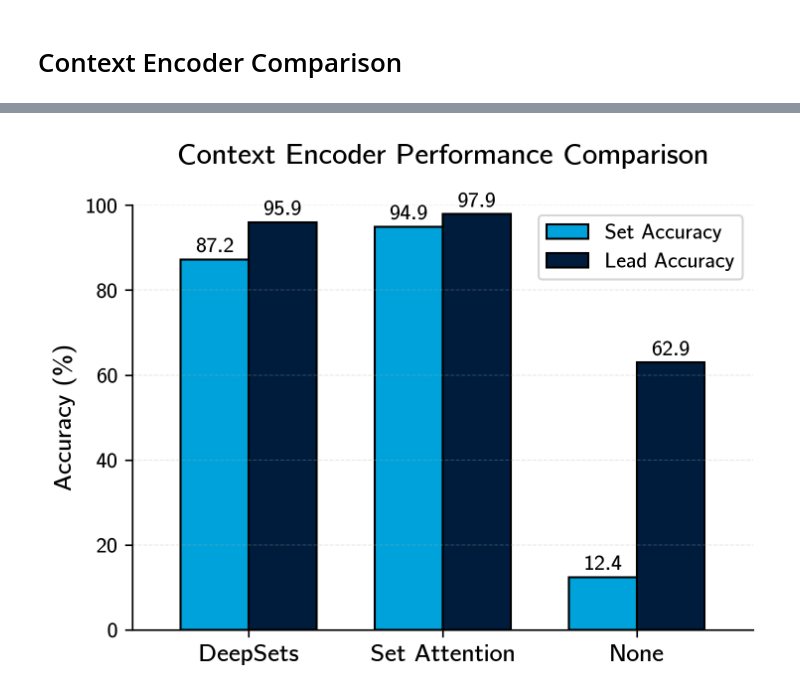
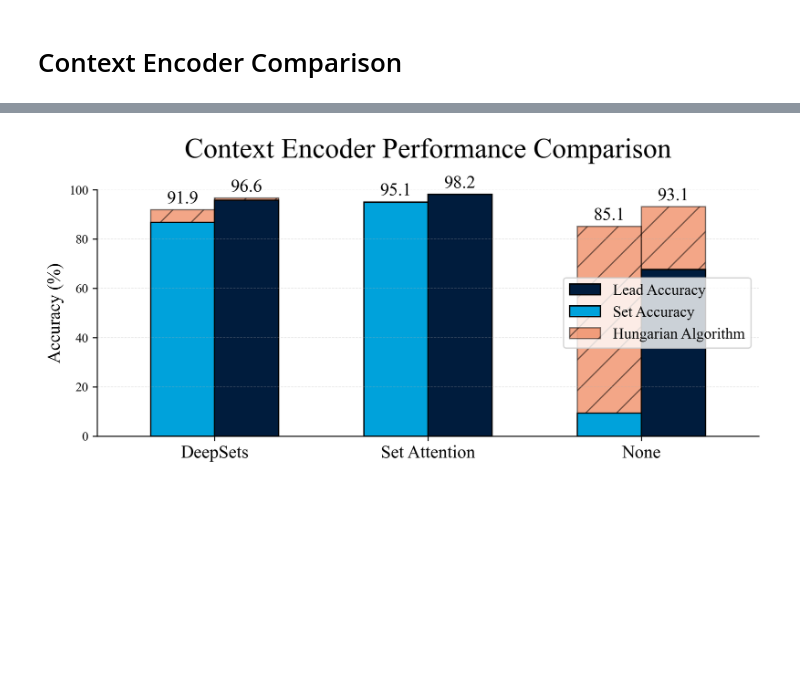
Before and after one commit to Nateml/bachelors_thesis, a Jupyter notebook: notebooks/reports/context-encoders.ipynb, the cells around one changed output, grey strips where cells are left out. Drawn from its saved outputs; the diff is of its cells as text; code cells hidden in the pictures; blank space fills up the shorter version.

```diff
--- a/notebooks/reports/context-encoders.ipynb
+++ b/notebooks/reports/context-encoders.ipynb
@@ -8,0 +183,15 @@ plt.rcParams.update({ "font.family": "serif", "font.serif": ["CMU Bright"], "mat
+# %%
+# Hungarian algorithm
+hungarian_data = {name: [] for name in labels}
+for name in labels:
+    hungarian_preds = hungarian_predictions(logits[name])
+
+    hung_lead_acc = lead_level_accuracy(predictions=hungarian_preds, targets=targets[name])
+    hung_set_acc = set_level_accuracy(predictions=hungarian_preds, targets=targets[name])
+    hungarian_data[name].append(hung_lead_acc)
+    hungarian_data[name].append(hung_set_acc)
+
+    print(f"Hungarian model: {name}")
+    print(f"Hungarian lead level accuracy: {hung_lead_acc:.4f}")
+    print(f"Hungarian set level accuracy: {hung_set_acc:.4f}")
+    print()
@@ -10,64 +213,91 @@ plt.rcParams.update({ "font.family": "serif", "font.serif": ["CMU Bright"], "mat
 # Maastricht University brand colours
 light_blue = "#00A2DB"
 dark_blue  = "#001C3D"
+orange_red = "#E84E10"
+red = "#AE0B12"
+orange = "#F39425"
 
 # I didn't make this data up I swear
-data = {
-    'DeepSets':      [87.22, 95.92],
-    'Set Attention': [94.92, 97.89],
-    'None':          [12.37, 62.94],
-}
-df = pd.DataFrame(data, index=['Set Accuracy', 'Lead Accuracy']).T
+df = pd.DataFrame(data, index=['Lead Accuracy', 'Set Accuracy']).T
+hungarian_df = pd.DataFrame(hungarian_data, index=['Lead Accuracy', 'Set Accuracy']).T
+
+# Reorder the index
+order = ['DeepSets', 'Set Attention', 'None']
+df = df.reindex(order)
+hungarian_df = hungarian_df.reindex(order)
+
+# Reorder the columns
+df = df[['Set Accuracy', 'Lead Accuracy']]
+hungarian_df = hungarian_df[['Set Accuracy', 'Lead Accuracy']]
+
+# Multiply by 100 to get percentage
+df = df * 100
+hungarian_df = hungarian_df * 100
 
 # Figure
-fig, ax = plt.subplots(figsize=(5, 4), dpi=300)
-df.plot(kind='bar', ax=ax, color=[light_blue, dark_blue], edgecolor='black', width=0.7)
+fig, ax = plt.subplots(figsize=(8, 4), dpi=300)
+hungarian_df.plot(kind='bar', ax=ax, color=orange_red, edgecolor='black', width=0.6, alpha=0.5, hatch='/', fill=True)
+df.plot(kind='bar', ax=ax, color=[light_blue, dark_blue], edgecolor='black', width=0.6, alpha=1)
 
 # Labels & limits
-ax.set_ylabel('Accuracy (%)', fontsize=12, fontweight='semibold')
+ax.set_ylabel('Accuracy (%)', fontsize=14, fontweight='regular')
 #ax.set_xlabel('Context Encoder', fontsize=10, fontweight='semibold')
 ax.set_ylim(0, 100)
-ax.set_xticklabels(df.index, fontsize=12, fontweight='semibold', rotation=0)
+ax.set_xticklabels(df.index, fontsize=14, fontweight='regular', rotation=0)
 
 # Make y tick labels fontweight semibold
 for label in ax.get_yticklabels():
-    label.set_fontweight('semibold')
+    label.set_fontweight('regular')
 
 # Add extra padding below title (in points)
-ax.set_title('Context Encoder Performance Comparison', fontsize=14, pad=20, fontweight='bold')
+ax.set_title('Context Encoder Performance Comparison', fontsize=22, pad=25, fontweight='regular')
 
 # Tick & legend
 #plt.xticks(rotation=0, fontsize=9)
-ax.legend(['Set Accuracy', 'Lead Accuracy'], fontsize=10)
+#ax.legend(['Set Accuracy', 'Lead Accuracy'], fontsize=10)
+#ax.legend([reg, hung], ['Hungarian Accuracy', 'Set Accuracy', 'Lead Accuracy'])
+# Only show the legend for the regular bars
+handles, labels = ax.get_legend_handles_labels()
+handles = handles[1:]
+labels = labels[1:]
+labels[0] = 'Hungarian Algorithm'
+# Reverse order
+handles = handles[::-1]
+labels = labels[::-1]
+# Change background color of legend
+ax.legend(handles, labels, fontsize=12, frameon=True, facecolor='white', loc='center right')
 # Change the font weight of the legend
 for text in ax.legend_.get_texts():
-    text.set_fontweight('semibold')
+    text.set_fontweight('regular')
 
 # Annotate bars
-for p in ax.patches:
+for i, p in enumerate(ax.patches):
     height = p.get_height()
     ax.annotate(f'{height:.1f}',
                 xy=(p.get_x() + p.get_width() / 2, height),
                 xytext=(0, 2),
                 textcoords='offset points',
                 ha='center', va='bottom',
-                fontsize=10, color='black',
-                fontweight='semibold',)
+                fontsize=14, color='black',
+                fontweight='regular',)
+
+    if i > 4:
+        break
 
 # Aesthetics
 ax.spines[['top', 'right']].set_visible(False)
 ax.grid(axis='y', linestyle='--', alpha=0.3, linewidth=0.5)
 
 # Adjust layout leaving room for title
 plt.tight_layout(rect=[0, 0, 1, 0.95])
 
 # Save hi‑res PDF
-file_path = 'figures/context_encoder_comparison_narrow'
+file_path = 'figures/context_encoder_comparison_narrow_2'
 plt.savefig(file_path + '.pdf', format='pdf', bbox_inches='tight', dpi=300)
-plt.savefig(file_path + '.png', format='png', bbox_inches='tight', dpi=600)
+plt.savefig(file_path + '.png', format='png', bbox_inches='tight', dpi=400)
 
 plt.show()
 
 file_path
 # %% [output]
-[figure, old version]
+[figure, new version]
```
Also changed, not shown: parts of 9 cells of this notebook, 57 other files.
